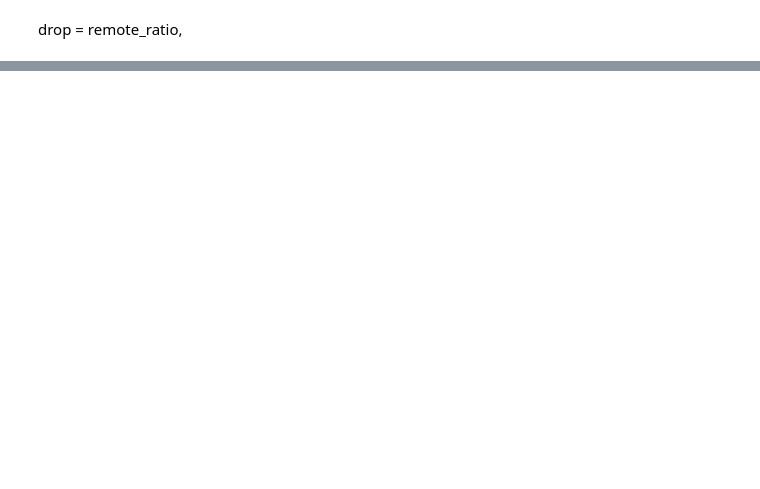
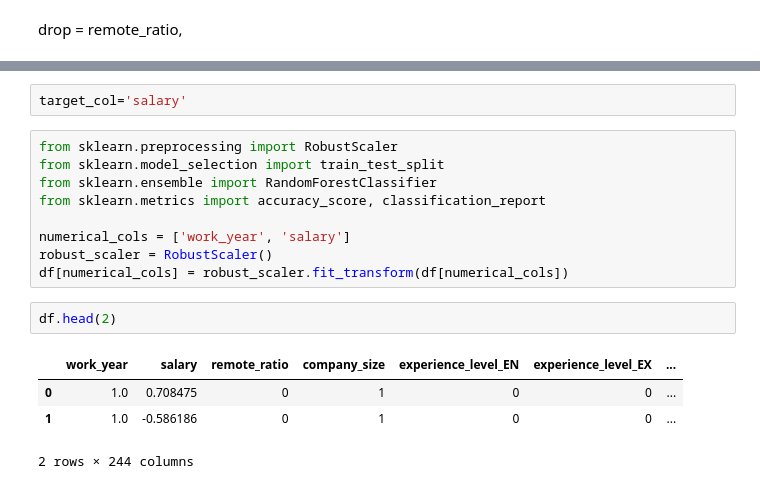
Before and after one commit to sonjoy1s/kaggle_project, a Jupyter notebook: Data_Developer_Salary_in_2024💰.ipynb, the cells around one changed output, grey strips where cells are left out. Cells and saved outputs as stored; diff of their text form; blank space fills up the shorter version.

```diff
--- a/Data_Developer_Salary_in_2024💰.ipynb
+++ b/Data_Developer_Salary_in_2024💰.ipynb
@@ -182,0 +207,18 @@ for c in categorical_col:
+# %%
+target_col='salary'
+# %%
+from sklearn.preprocessing import RobustScaler
+from sklearn.model_selection import train_test_split
+from sklearn.ensemble import RandomForestClassifier
+from sklearn.metrics import accuracy_score, classification_report
+
+numerical_cols = ['work_year', 'salary']
+robust_scaler = RobustScaler()
+df[numerical_cols] = robust_scaler.fit_transform(df[numerical_cols])
+# %%
+df.head(2)
+# %% [output]
+|  | work_year | salary | remote_ratio | company_size | experience_level_EN | experience_level_EX | ... |
+| 0 | 1.0 | 0.708475 | 0 | 1 | 0 | 0 | ... |
+| 1 | 1.0 | -0.586186 | 0 | 1 | 0 | 0 | ... |
+2 rows × 244 columns
```
Also changed, not shown: parts of 10 cells of this notebook.
